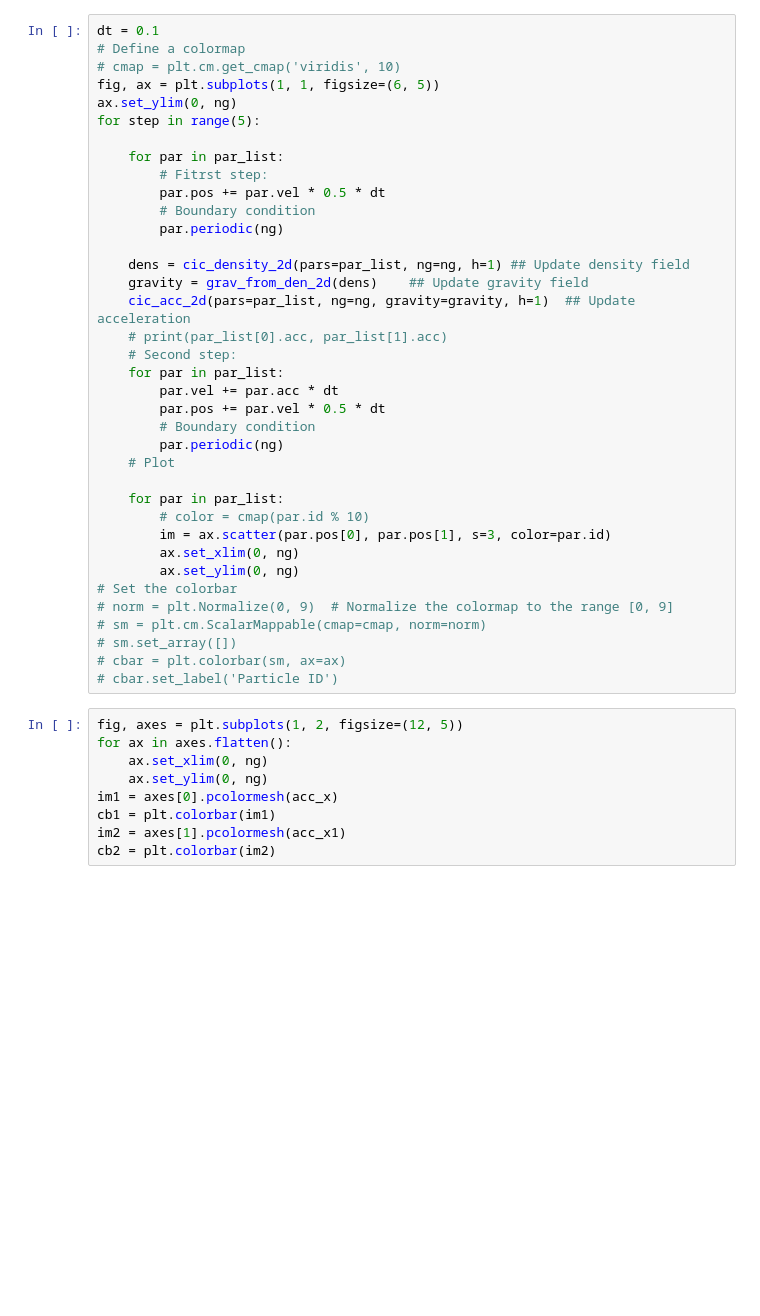
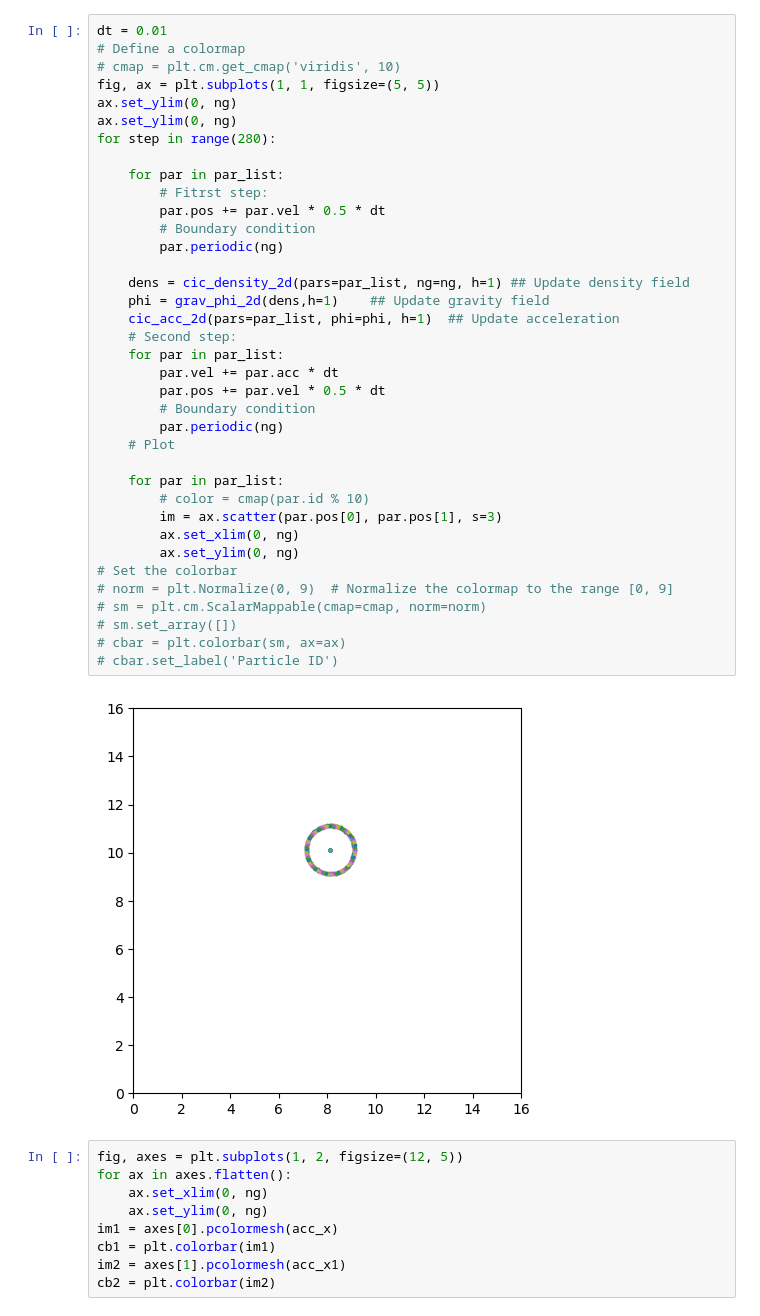
Before and after one commit to Abrygzy/nbodpy, a Jupyter notebook: nbodpy/test_2d.ipynb, the cells around one changed output. Drawn from its saved outputs; the diff is of its cells as text; blank space fills up the shorter version.

```diff
--- a/nbodpy/test_2d.ipynb
+++ b/nbodpy/test_2d.ipynb
@@ -44,40 +52,42 @@ pars_df
 # %%
-dt = 0.1
+dt = 0.01
 # Define a colormap
 # cmap = plt.cm.get_cmap('viridis', 10)
-fig, ax = plt.subplots(1, 1, figsize=(6, 5))
+fig, ax = plt.subplots(1, 1, figsize=(5, 5))
 ax.set_ylim(0, ng)
-for step in range(5):
+ax.set_ylim(0, ng)
+for step in range(280):
 
     for par in par_list:
         # Fitrst step:
         par.pos += par.vel * 0.5 * dt
         # Boundary condition
         par.periodic(ng)
 
     dens = cic_density_2d(pars=par_list, ng=ng, h=1) ## Update density field
-    gravity = grav_from_den_2d(dens)    ## Update gravity field
-    cic_acc_2d(pars=par_list, ng=ng, gravity=gravity, h=1)  ## Update acceleration
-    # print(par_list[0].acc, par_list[1].acc)
+    phi = grav_phi_2d(dens,h=1)    ## Update gravity field
+    cic_acc_2d(pars=par_list, phi=phi, h=1)  ## Update acceleration
     # Second step:
     for par in par_list:
         par.vel += par.acc * dt
         par.pos += par.vel * 0.5 * dt
         # Boundary condition
         par.periodic(ng)
     # Plot
 
     for par in par_list:
         # color = cmap(par.id % 10)
-        im = ax.scatter(par.pos[0], par.pos[1], s=3, color=par.id)
+        im = ax.scatter(par.pos[0], par.pos[1], s=3)
         ax.set_xlim(0, ng)
         ax.set_ylim(0, ng)
 # Set the colorbar
 # norm = plt.Normalize(0, 9)  # Normalize the colormap to the range [0, 9]
 # sm = plt.cm.ScalarMappable(cmap=cmap, norm=norm)
 # sm.set_array([])
 # cbar = plt.colorbar(sm, ax=ax)
 # cbar.set_label('Particle ID')
+# %% [output]
+[figure, added]
 # %%
 fig, axes = plt.subplots(1, 2, figsize=(12, 5))
 for ax in axes.flatten():
```
Also changed, not shown: parts of 6 cells of this notebook, 11 other files.
